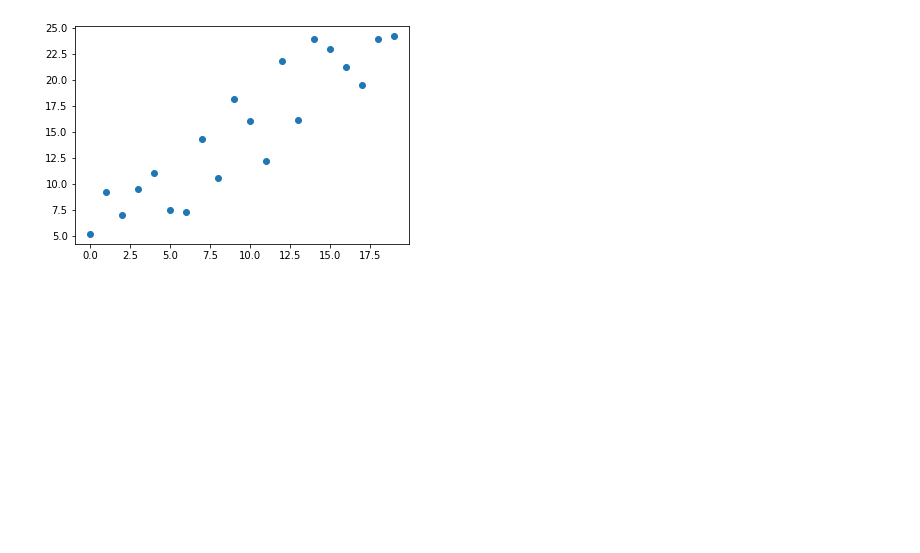
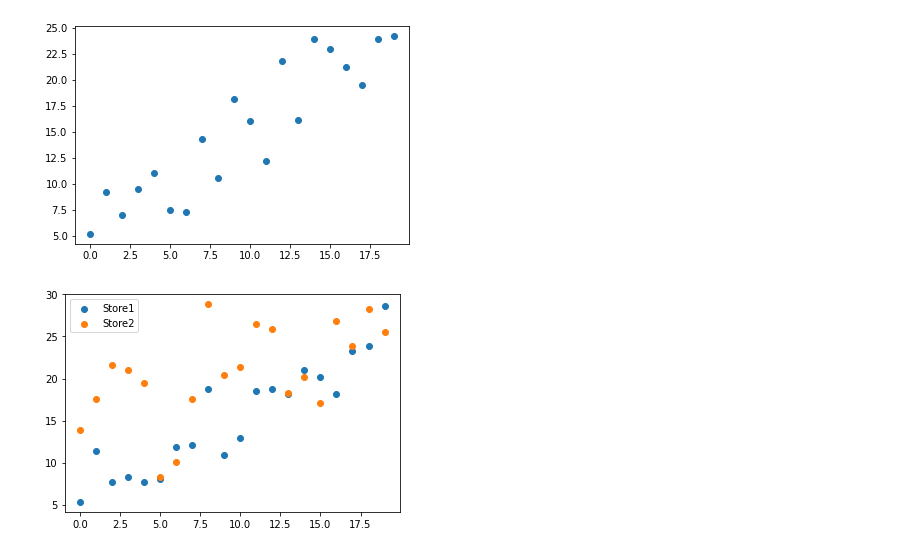
Before and after one commit to pkmariya/Python, a Jupyter notebook: MariyaMatPlotLib.ipynb, the cells around one changed output. Cells and saved outputs as stored; diff of their text form; code cells hidden in the pictures; blank space fills up the shorter version.

```diff
--- a/MariyaMatPlotLib.ipynb
+++ b/MariyaMatPlotLib.ipynb
@@ -339,3 +339,14 @@ plt.scatter(xval, yval)
 plt.show()
 # %% [output]
 [figure]
+# %%
+# to plot a scatter plot, use plt.scatter()
+xval = np.arange(0, 20)
+yval = np.linspace(1, 20, num=20) + np.random.rand(20)*10
+yval2 = np.linspace(1, 20, num=20) + np.random.rand(20)*20
+plt.scatter(xval, yval, label="Store1")
+plt.scatter(xval, yval2, label="Store2")
+plt.legend()
+plt.show()
+# %% [output]
+[figure, added]
```
